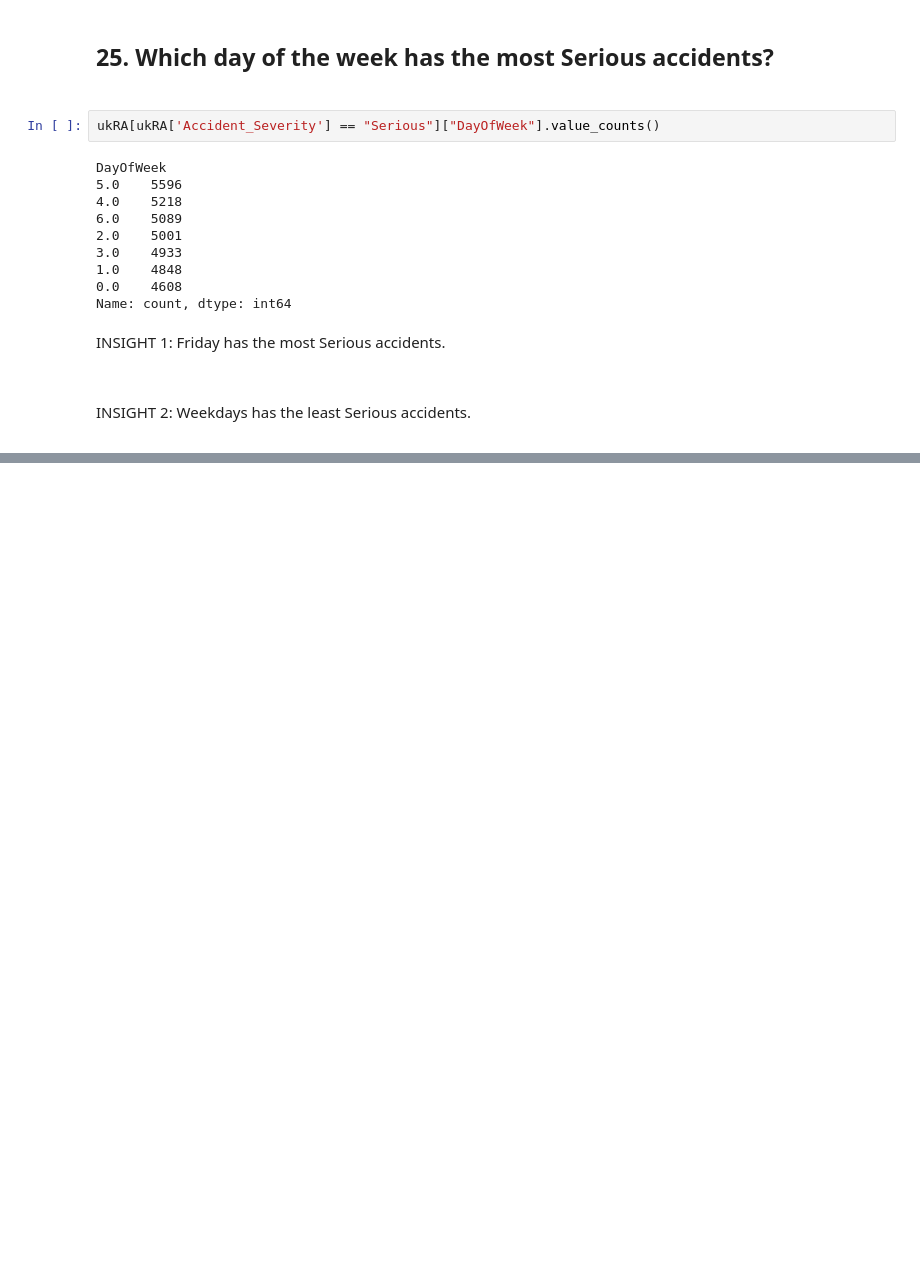
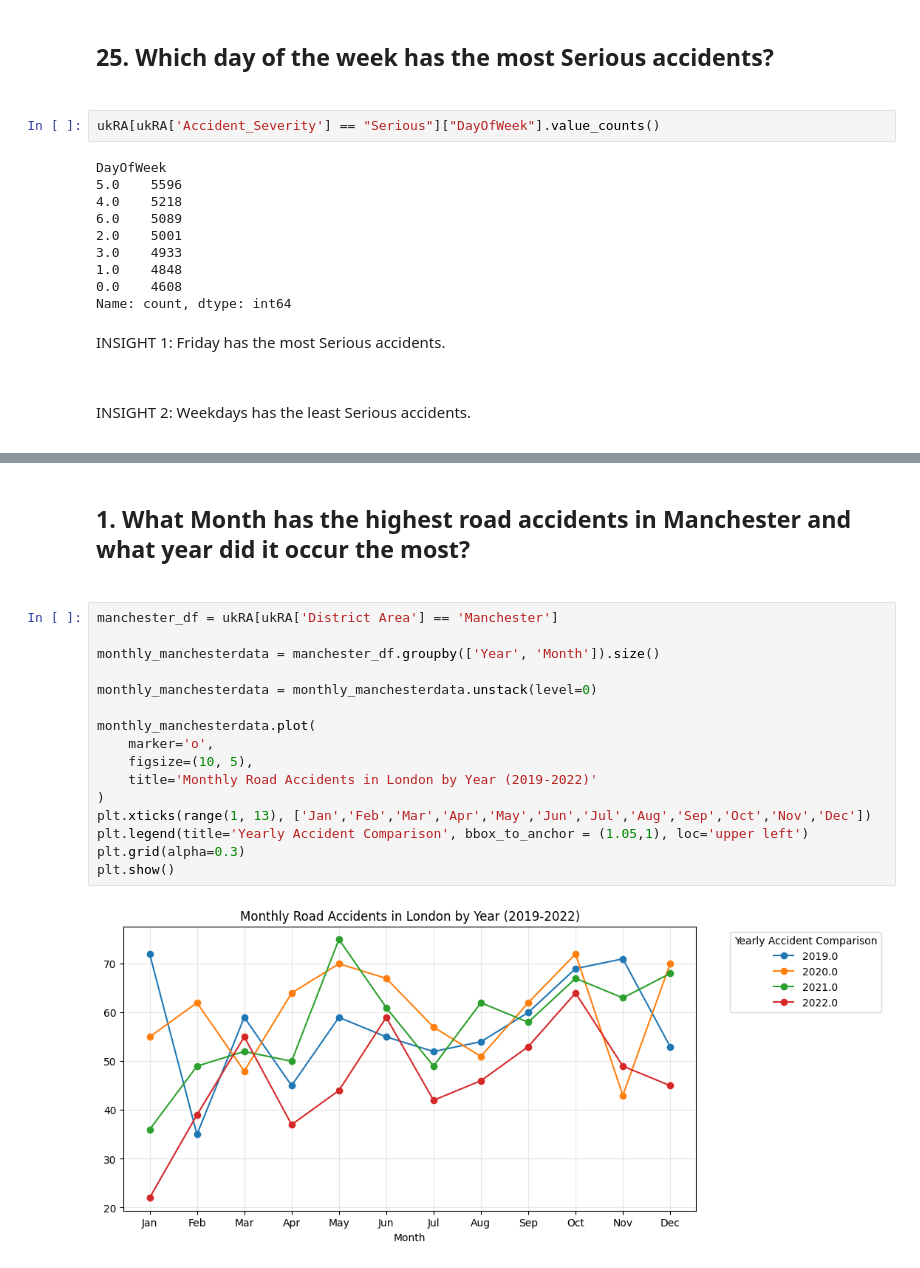
Before and after one commit to angelie-hub/ELEC03ACTIVITY2_REMOJOANGELIE, a Jupyter notebook: Activity2.ipynb, the cells around one changed output, grey strips where cells are left out. Drawn from its saved outputs; the diff is of its cells as text; blank space fills up the shorter version.

```diff
--- a/Activity2.ipynb
+++ b/Activity2.ipynb
@@ -611,0 +672,20 @@ Name: count, dtype: int64
+# %% [markdown]
+<h2>1. What Month has the highest road accidents in Manchester and what year did it occur the most?<h2>
+# %%
+manchester_df = ukRA[ukRA['District Area'] == 'Manchester']
+
+monthly_manchesterdata = manchester_df.groupby(['Year', 'Month']).size()
+
+monthly_manchesterdata = monthly_manchesterdata.unstack(level=0)
+
+monthly_manchesterdata.plot(
+    marker='o',
+    figsize=(10, 5),
+    title='Monthly Road Accidents in London by Year (2019-2022)'
+)
+plt.xticks(range(1, 13), ['Jan','Feb','Mar','Apr','May','Jun','Jul','Aug','Sep','Oct','Nov','Dec'])
+plt.legend(title='Yearly Accident Comparison', bbox_to_anchor = (1.05,1), loc='upper left')
+plt.grid(alpha=0.3)
+plt.show()
+# %% [output]
+[figure, added]
```
Also changed, not shown: parts of 11 cells of this notebook.
